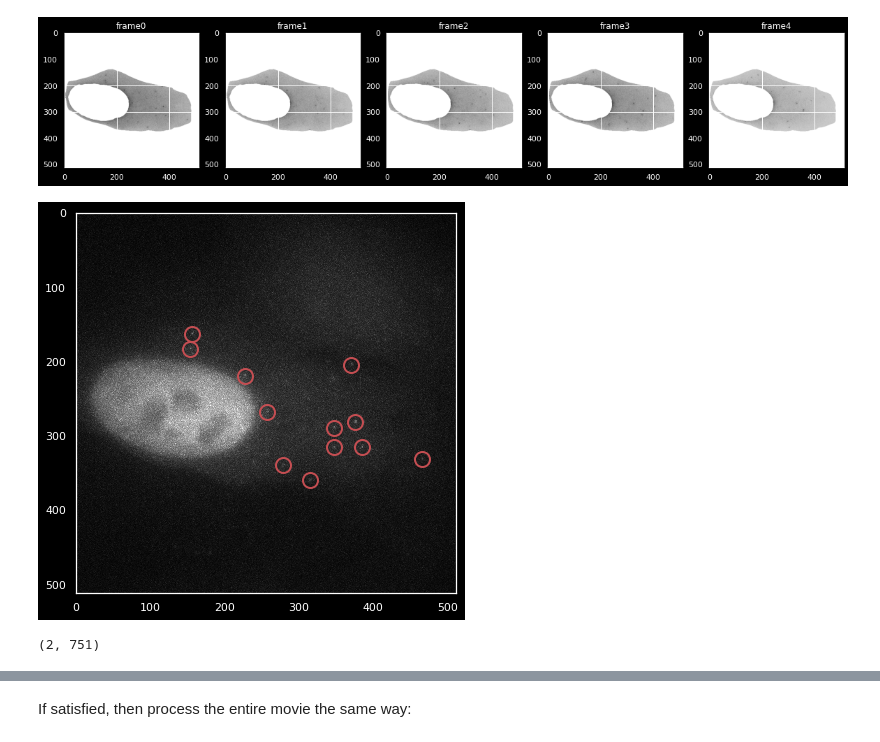
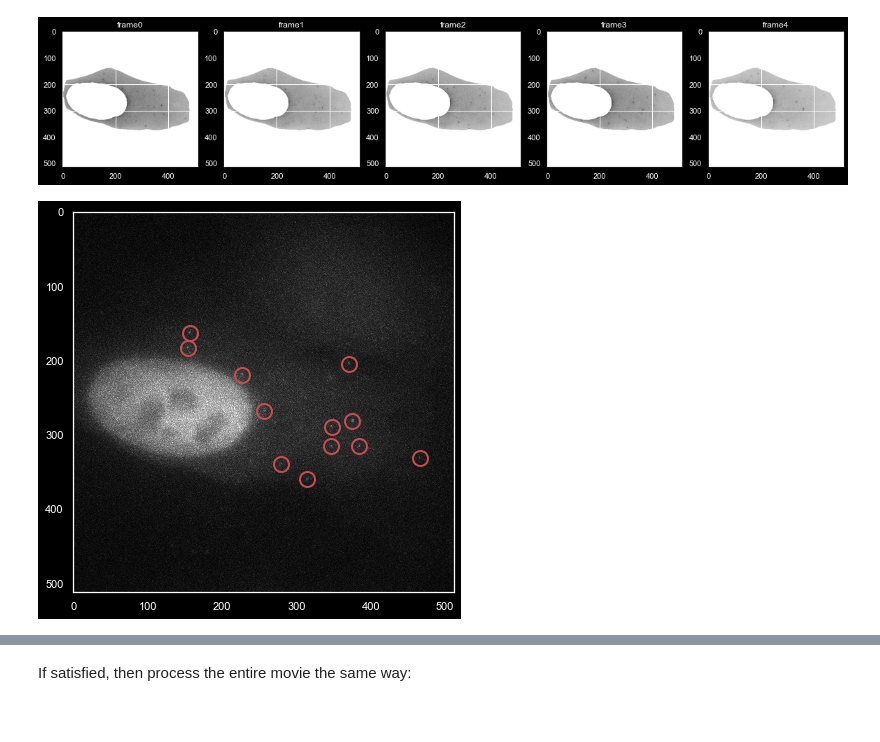
Before and after one commit to Colorado-State-University-Stasevich-Lab/croparray, a Jupyter notebook: notebooks/ToolDevelopment_Harringtonine_Morisaki_Luis.ipynb, the cells around one changed output, grey strips where cells are left out. Saved outputs shown, nothing was run; the diff lists cells and outputs as text; code cells hidden in the pictures.

```diff
--- a/notebooks/ToolDevelopment_Harringtonine_Morisaki_Luis.ipynb
+++ b/notebooks/ToolDevelopment_Harringtonine_Morisaki_Luis.ipynb
@@ -210,29 +207,21 @@ masked image shape (65, 512, 512)
 # %%
 # Finding good settings: 'Detect test' button
 selected_channel = 1
 selected_time=10
 particle_diameter=7
 min_m = 1000
 
-
 # locate spots in a given time
 f = tp.locate(img_max[0], particle_diameter,minmass=min_m)
+coords = np.array([f.y, f.x]).T # These are the points detected by trackpy
+coords_int = np.round(coords).astype(int)  # or np.floor, depends
+values_at_coords = masks_nuc[tuple(coords_int.T)] # If 1 the value is in the mask
+f['In Mask']=values_at_coords # Check if pts are on/in polygon mask
 
-# extracting the contours in the image
-contour = measure.find_contours(masks_nuc, 0.8)
-contour_reordered = np.zeros_like(contour[sel])
-contour_reordered[:,0] = contour[sel][:,1]
-contour_reordered[:,1] = contour[sel][:,0]
-
-# Choose points outside mask
-poly = Polygon( contour_reordered ) # This is a polygon that defines the mask
-mypts = np.transpose([f.x, f.y]) # These are the points detected by trackpy
-f['In Mask']=[poly.contains(Point(mypts[i])) for i in np.arange(len(mypts))] # Check if pts are on/in polygon mask
-
-# The desired points should show up as a layer in napari
+# Plotting the spots in the cytosol
 plt.figure(figsize=(7, 7))
 plt.grid(False)
 tp.annotate(f[f['In Mask']==False], img_max[0])
 plt.show()
 # %% [output]
-[figure, old version]
+[figure, new version]
@@ -253,6 +227,0 @@ def spots_in_nucleus(masks_nuc):
-# %%
-#contour[0].shape
-contour_reordered = np.transpose(contour[0], axes=None)
-contour_reordered.shape
-# %% [output]
-(2, 751)
```
Also changed, not shown: parts of 42 cells of this notebook.
